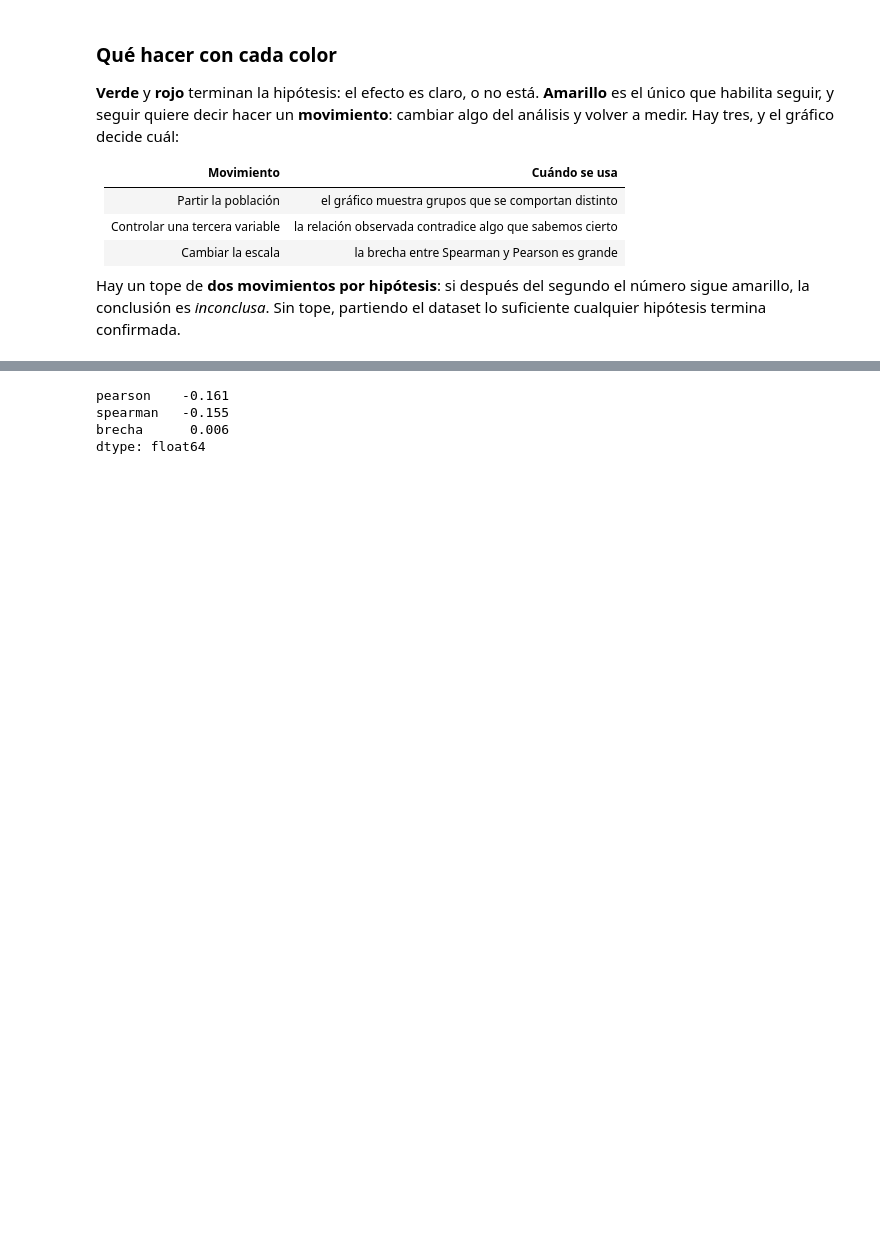
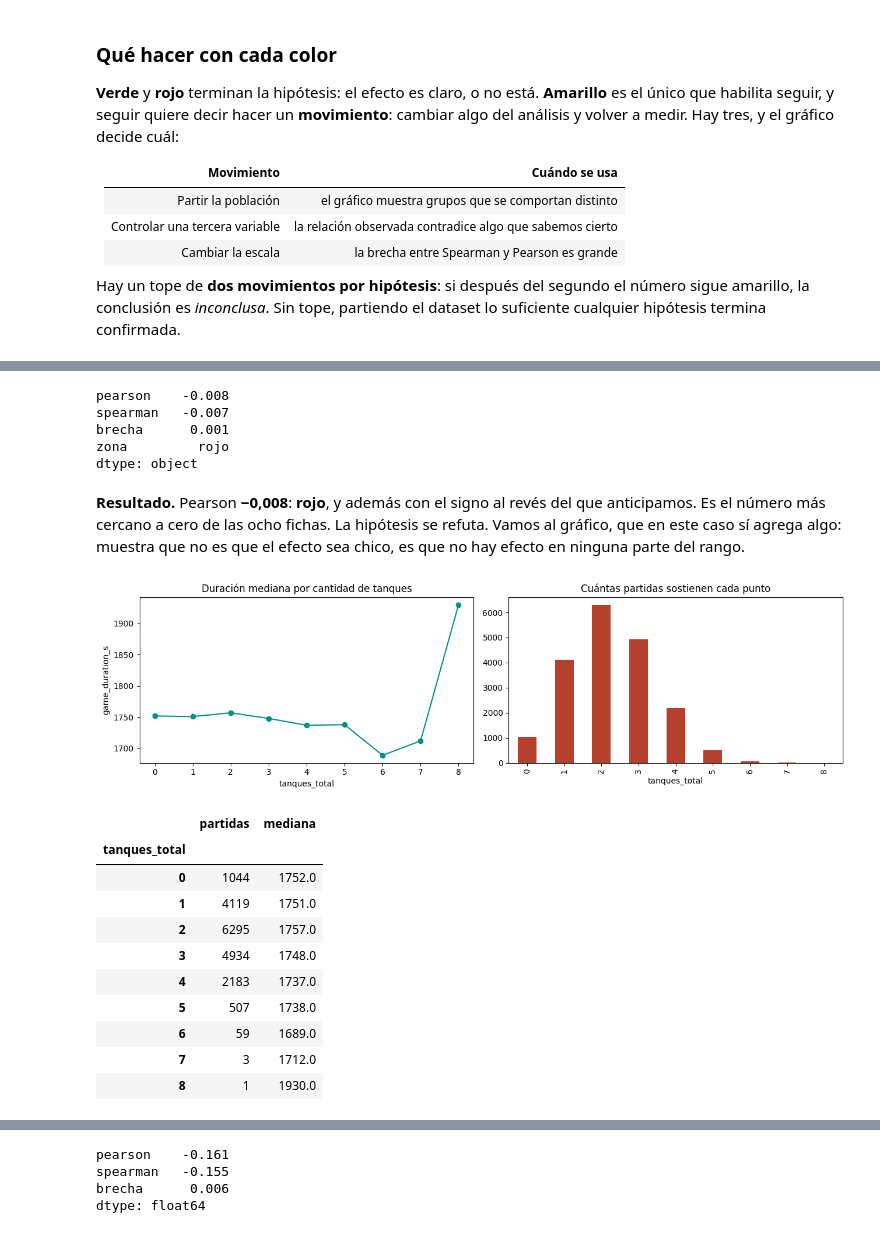
Before and after one commit to aguilarezequiel/FF-15, a Jupyter notebook: notebooks/entrega-2/eda_entrega2.ipynb, the cells around one changed output, grey strips where cells are left out. Saved outputs shown, nothing was run; the diff lists cells and outputs as text; code cells hidden in the pictures; blank space fills up the shorter version.

```diff
--- a/notebooks/entrega-2/eda_entrega2.ipynb
+++ b/notebooks/entrega-2/eda_entrega2.ipynb
@@ -1192,0 +1224,44 @@ dataset, y está medido en la Sección 9.
+# %%
+# Los tanques de los dos equipos juntos contra la duración
+h1 = asociacion(df["tanques_total"], dur)
+pd.concat([h1, pd.Series({"zona": semaforo(h1["pearson"], "correlacion")})])
+# %% [output]
+pearson    -0.008
+spearman   -0.007
+brecha      0.001
+zona         rojo
+dtype: object
+# %% [markdown]
+**Resultado.** Pearson **−0,008**: **rojo**, y además con el signo al revés del
+que anticipamos. Es el número más cercano a cero de las ocho fichas. La
+hipótesis se refuta. Vamos al gráfico, que en este caso sí agrega algo: muestra
+que no es que el efecto sea chico, es que no hay efecto en ninguna parte del
+rango.
+# %%
+# La duración mediana por cantidad de tanques, con el tamaño de cada grupo
+tabla_h1 = df.groupby("tanques_total")["game_duration_s"] \
+             .agg(partidas="size", mediana="median").round(1)
+fig, axes = plt.subplots(1, 2, figsize=(13, 3.8))
+tabla_h1["mediana"].plot(marker="o", color=TEAL, ax=axes[0])
+axes[0].set_title("Duración mediana por cantidad de tanques")
+axes[0].set_xlabel("tanques_total")
+axes[0].set_ylabel("game_duration_s")
+tabla_h1["partidas"].plot(kind="bar", color=LADRILLO, ax=axes[1])
+axes[1].set_title("Cuántas partidas sostienen cada punto")
+axes[1].set_xlabel("tanques_total")
+plt.tight_layout()
+plt.show()
+tabla_h1
+# %% [output]
+[figure]
+|  | partidas | mediana |
+| tanques_total |  |  |
+| 0 | 1044 | 1752.0 |
+| 1 | 4119 | 1751.0 |
+| 2 | 6295 | 1757.0 |
+| 3 | 4934 | 1748.0 |
+| 4 | 2183 | 1737.0 |
+| 5 | 507 | 1738.0 |
+| 6 | 59 | 1689.0 |
+| 7 | 3 | 1712.0 |
+| 8 | 1 | 1930.0 |
```
Also changed, not shown: parts of 76 cells of this notebook, 7 other files.
